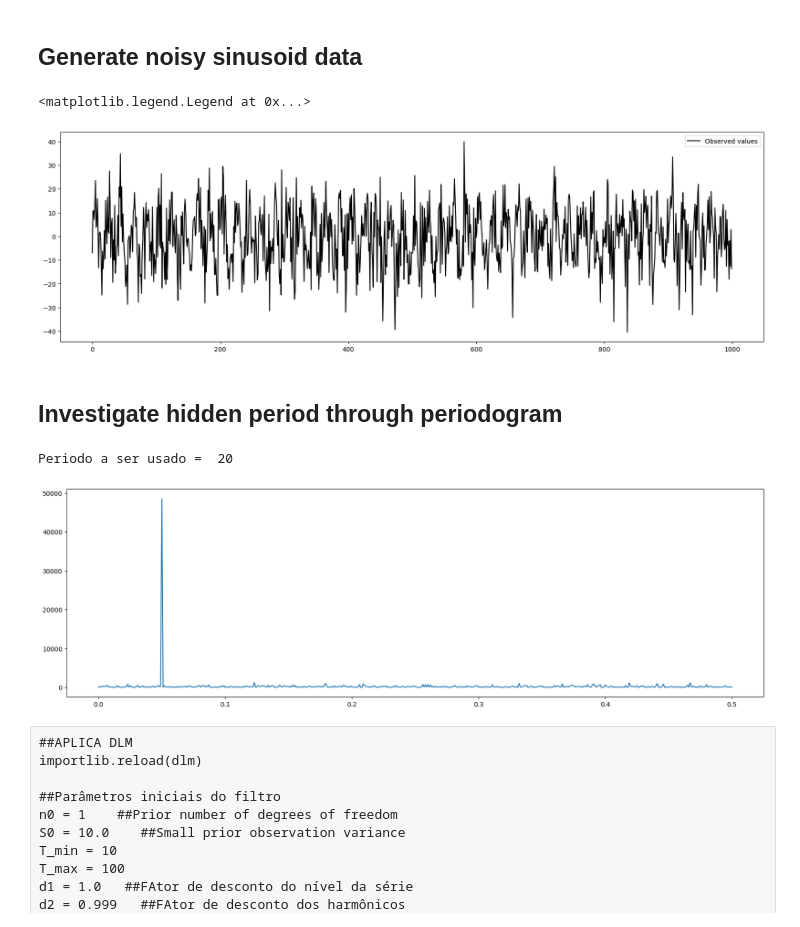
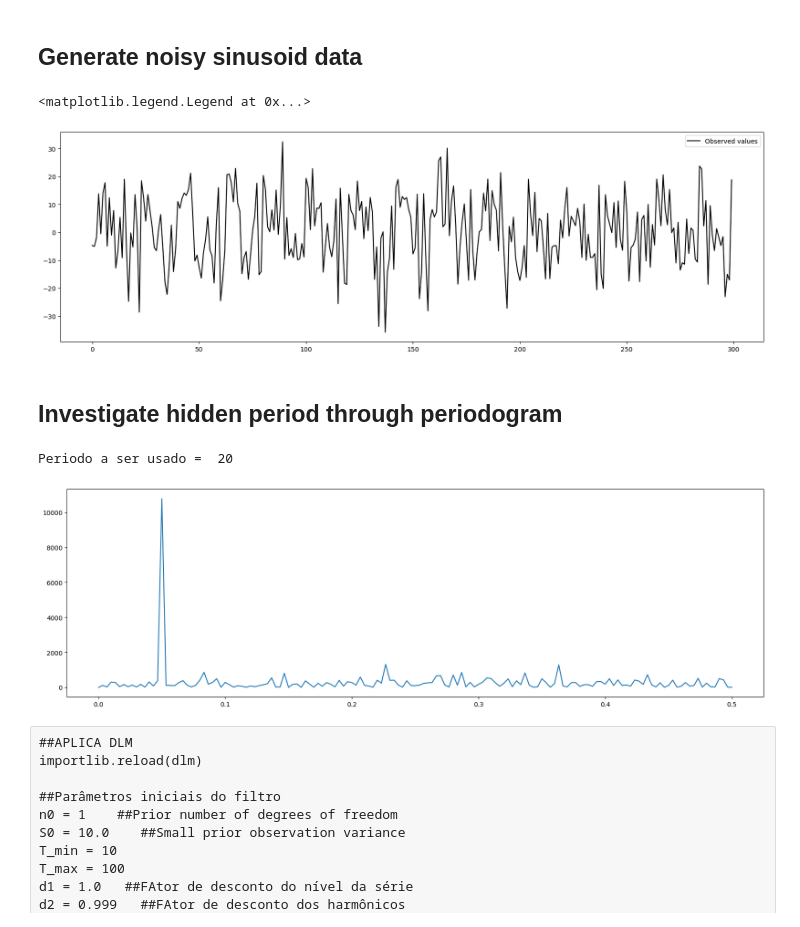
Before and after one commit to anselmo-pitombeira/dlm, a Jupyter notebook: Test_Fourier_Mixture_DLM_Sinusoid_Noise_Example.ipynb, the cells around one changed output. Cells and saved outputs as stored; diff of their text form; code cells hidden in the pictures.

```diff
--- a/Test_Fourier_Mixture_DLM_Sinusoid_Noise_Example.ipynb
+++ b/Test_Fourier_Mixture_DLM_Sinusoid_Noise_Example.ipynb
@@ -13,16 +13,16 @@ plt.rcParams['figure.figsize'] = (20,6)
 # %%
 T1 = 20
 
-X = np.array(range(1000))
+X = np.array(range(300))
 #y = 5.0*np.cos(2*np.pi*x/T1)+5.0*np.sin(2*np.pi*x/T2)
 mu = 10.0*np.sin(2*np.pi*X/T1)    ##Latent mean value evolving as a senoid in time
 Y = mu+rd.normal(0,10.0, X.size)  ##Addition of white noise, mean and standard-deviation
 #plt.plot(mu, color="r", lw=2.0, label="Latent mean value")
 plt.plot(Y, color="k", label="Observed values")
 plt.legend()
 # %% [output]
 <matplotlib.legend.Legend at 0x...>
-[figure, old version]
+[figure, new version]
 # %% [markdown]
 ## Investigate hidden period through periodogram
 # %%
@@ -49,7 +49,7 @@ T_found = int(np.round(1/max_power_freq))    ##Identify period of series
 print("Periodo a ser usado = ", T_found)
 # %% [output]
 Periodo a ser usado =  20
-[figure, old version]
+[figure, new version]
 # %% [raw]
 ##APLICA DLM
 importlib.reload(dlm)
```
Also changed, not shown: parts of 5 cells of this notebook.
